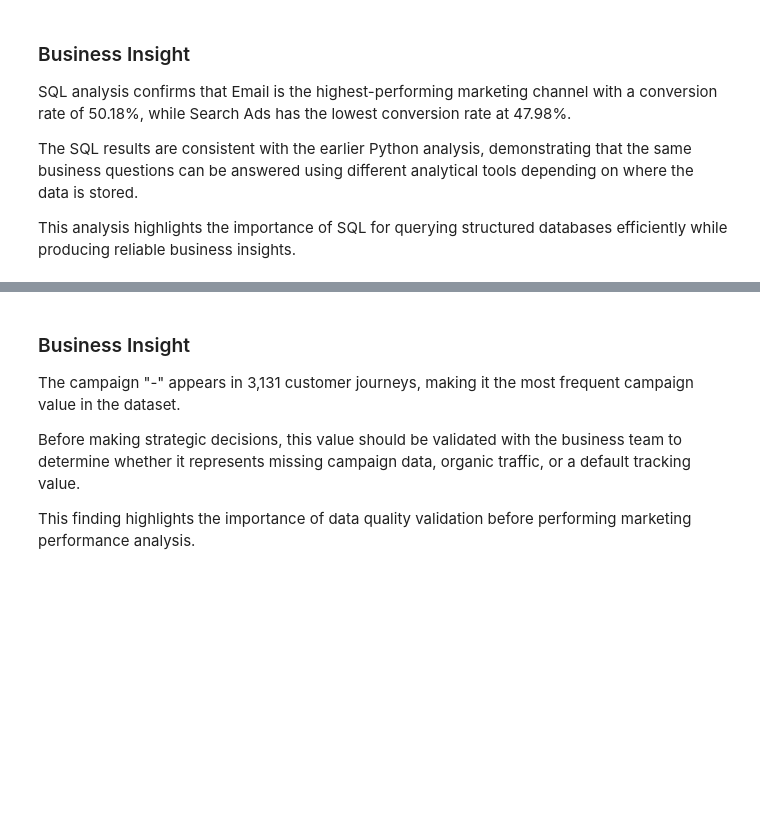
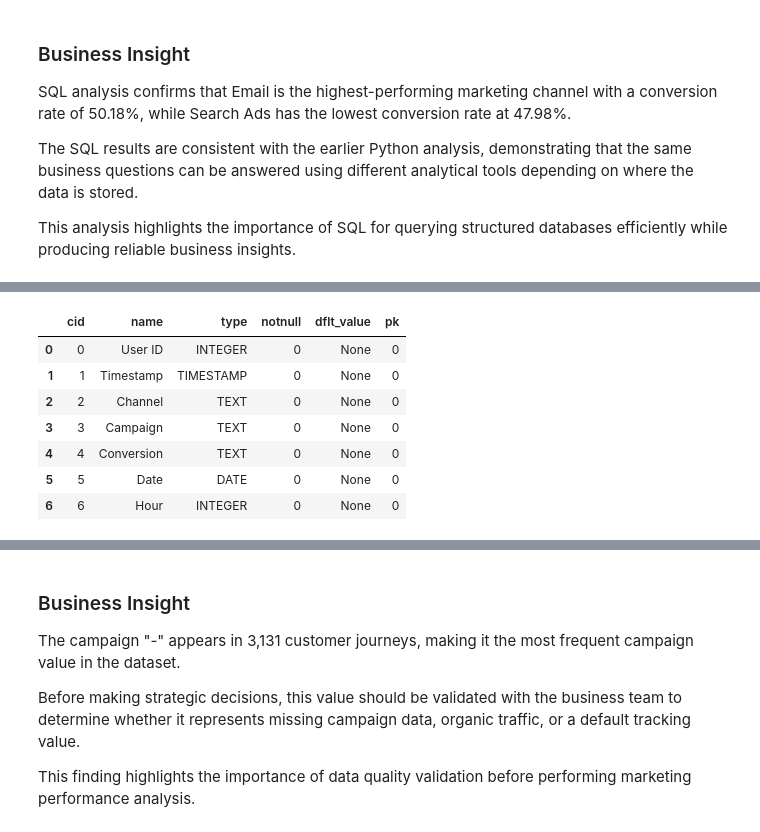
Before and after one commit to sakinasayed512/multi-touch-attribution, a Jupyter notebook: Marketing_Attribution_ROI_Dashboard/notebooks/01_Data_Exploration.ipynb, the cells around one changed output, grey strips where cells are left out. Drawn from its saved outputs; the diff is of its cells as text; code cells hidden in the pictures; blank space fills up the shorter version.

```diff
--- a/Marketing_Attribution_ROI_Dashboard/notebooks/01_Data_Exploration.ipynb
+++ b/Marketing_Attribution_ROI_Dashboard/notebooks/01_Data_Exploration.ipynb
@@ -476,3 +729,18 @@ latest_customers
+# %%
+query = """
+PRAGMA table_info(marketing_data);
+"""
+
+pd.read_sql_query(query, connection)
+# %% [output]
+|  | cid | name | type | notnull | dflt_value | pk |
+| 0 | 0 | User ID | INTEGER | 0 | None | 0 |
+| 1 | 1 | Timestamp | TIMESTAMP | 0 | None | 0 |
+| 2 | 2 | Channel | TEXT | 0 | None | 0 |
+| 3 | 3 | Campaign | TEXT | 0 | None | 0 |
+| 4 | 4 | Conversion | TEXT | 0 | None | 0 |
+| 5 | 5 | Date | DATE | 0 | None | 0 |
+| 6 | 6 | Hour | INTEGER | 0 | None | 0 |
 # %%
 query = """
 PRAGMA table_info(marketing_data);
```
Also changed, not shown: parts of 114 cells of this notebook, 2 other files.
